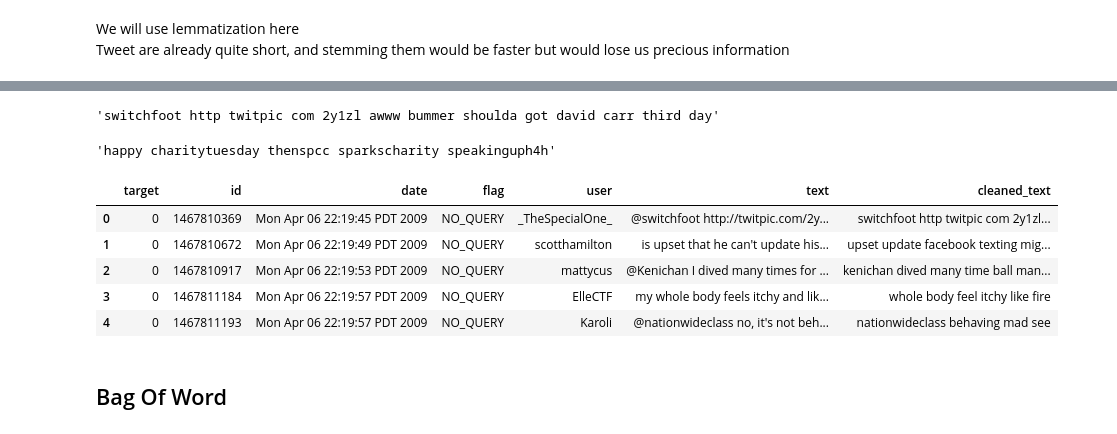
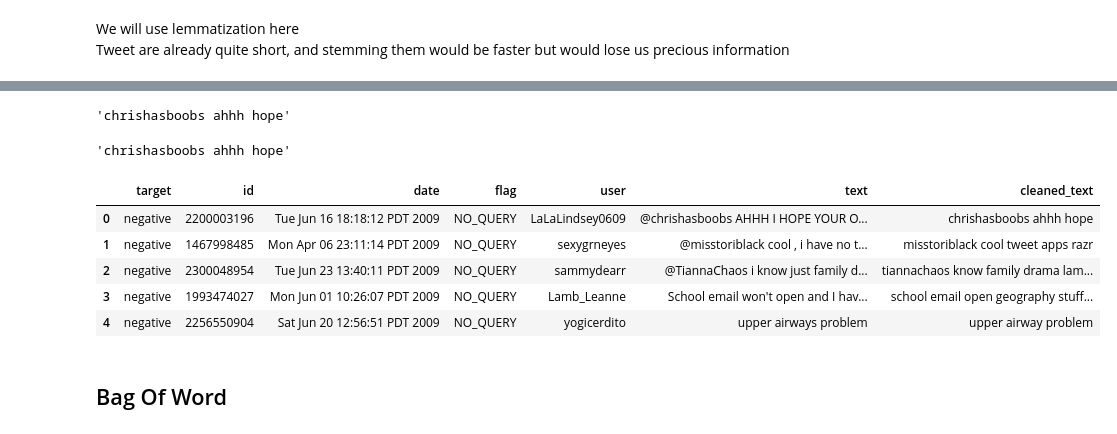
Before and after one commit to Apoxys/OCR-AIEngineer-P7, a Jupyter notebook: scripts_notebook_modélisation.ipynb, the cells around one changed output, grey strips where cells are left out. Cells and saved outputs as stored; diff of their text form; code cells hidden in the pictures.

```diff
--- a/scripts_notebook_modélisation.ipynb
+++ b/scripts_notebook_modélisation.ipynb
@@ -57,8 +60,8 @@ print()#used to not print documentation. Not pretty but effective
 # %%
 #have to specify header=None because columns names are not implemented correctly
 columns_names = ["target","id","date","flag","user","text"]
-data = pd.read_csv("data/training.1600000.processed.noemoticon.csv", header=None, encoding='latin-1',names=columns_names)
-data.shape
+full_data = pd.read_csv("data/training.1600000.processed.noemoticon.csv", header=None, encoding='latin-1',names=columns_names)
+full_data.shape
 # %% [output]
 (1600000, 6)
 # %%
@@ -91,0 +99,2 @@ Moving on to to cleaning of sentences
+# %%
+full_data.replace({0: "negative", 4: "positive"}, inplace=True)
@@ -91,0 +139,4 @@ Moving on to to cleaning of sentences
+# %%
+# Take 1% of the data for research and then scale up
+data = full_data.sample(frac=0.01, random_state=42, ignore_index=True)
+#data = data.reset_index(drop=True)
@@ -145,7 +236,7 @@ len(lemmat_list)
 transf_text = ' '.join(lemmat_list)
 transf_text
 # %% [output]
-'switchfoot http twitpic com 2y1zl awww bummer shoulda got david carr third day'
+'chrishasboobs ahhh hope'
 # %%
 # Define a treatment function that will be usable on the whole dataset
 
@@ -164,9 +254,9 @@ def cleaning_description_lemmat(text) :
 
     return transformed_text
 # %%
-text = data["text"][1599999]
+text = data["text"][0]
 test = cleaning_description_lemmat(text)
 test
 # %% [output]
-'happy charitytuesday thenspcc sparkscharity speakinguph4h'
+'chrishasboobs ahhh hope'
 # %%
@@ -189,14 +281,14 @@ cleaned_data = pd.concat(results)
 # %%
-#data['cleaned_text'] = data['text'].apply(lambda x : cleaning_description_lemmat(x))
+data['cleaned_text'] = data['text'].apply(lambda x : cleaning_description_lemmat(x))
 # %%
-cleaned_data.head()
+data.head()
 # %% [output]
 |  | target | id | date | flag | user | text | cleaned_text |
-| 0 | 0 | 1467810369 | Mon Apr 06 22:19:45 PDT 2009 | NO_QUERY | _TheSpecialOne_ | @switchfoot http://twitpic.com/2y... | switchfoot http twitpic com 2y1zl... |
-| 1 | 0 | 1467810672 | Mon Apr 06 22:19:49 PDT 2009 | NO_QUERY | scotthamilton | is upset that he can't update his... | upset update facebook texting mig... |
-| 2 | 0 | 1467810917 | Mon Apr 06 22:19:53 PDT 2009 | NO_QUERY | mattycus | @Kenichan I dived many times for ... | kenichan dived many time ball man... |
-| 3 | 0 | 1467811184 | Mon Apr 06 22:19:57 PDT 2009 | NO_QUERY | ElleCTF | my whole body feels itchy and lik... | whole body feel itchy like fire |
-| 4 | 0 | 1467811193 | Mon Apr 06 22:19:57 PDT 2009 | NO_QUERY | Karoli | @nationwideclass no, it's not beh... | nationwideclass behaving mad see |
+| 0 | negative | 2200003196 | Tue Jun 16 18:18:12 PDT 2009 | NO_QUERY | LaLaLindsey0609 | @chrishasboobs AHHH I HOPE YOUR O... | chrishasboobs ahhh hope |
+| 1 | negative | 1467998485 | Mon Apr 06 23:11:14 PDT 2009 | NO_QUERY | sexygrneyes | @misstoriblack cool , i have no t... | misstoriblack cool tweet apps razr |
+| 2 | negative | 2300048954 | Tue Jun 23 13:40:11 PDT 2009 | NO_QUERY | sammydearr | @TiannaChaos i know just family d... | tiannachaos know family drama lam... |
+| 3 | negative | 1993474027 | Mon Jun 01 10:26:07 PDT 2009 | NO_QUERY | Lamb_Leanne | School email won't open and I hav... | school email open geography stuff... |
+| 4 | negative | 2256550904 | Sat Jun 20 12:56:51 PDT 2009 | NO_QUERY | yogicerdito | upper airways problem | upper airway problem |
 # %% [markdown]
 ## Bag Of Word
 # %%
```
Also changed, not shown: parts of 59 cells of this notebook.
